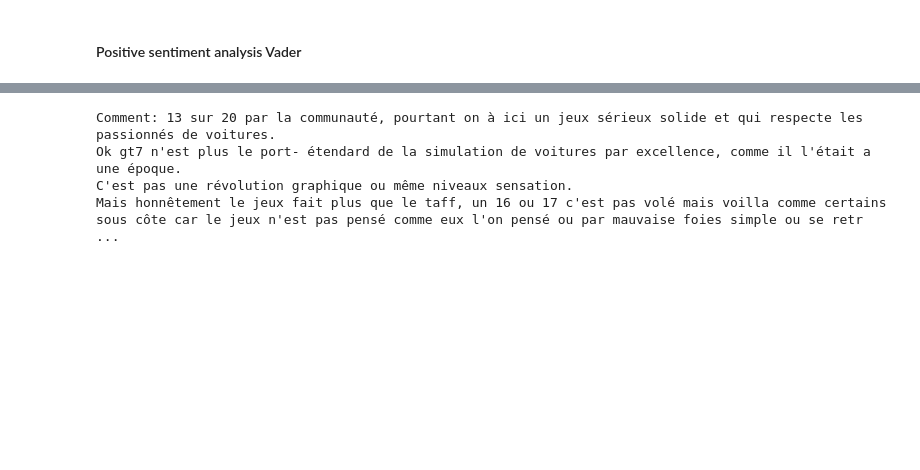
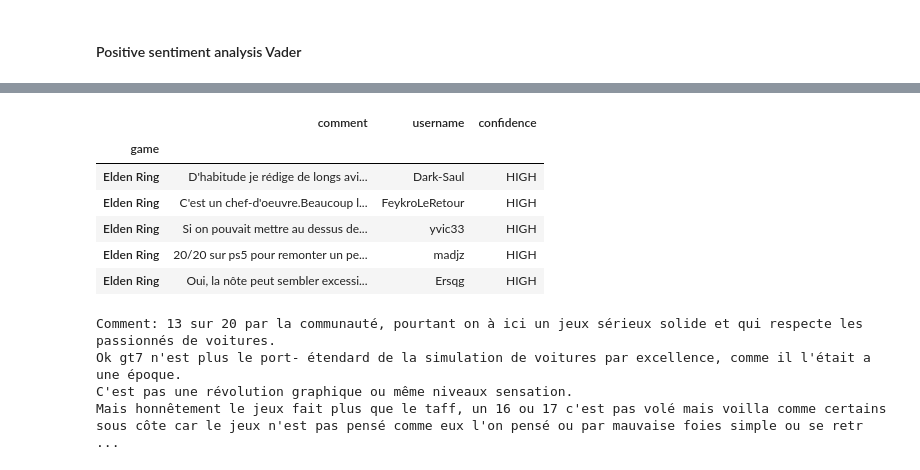
Before and after one commit to florianfrictus/projetWEM, a Jupyter notebook: Review_Bombing_Detection.ipynb, the cells around one changed output, grey strips where cells are left out. Saved outputs shown, nothing was run; the diff lists cells and outputs as text; code cells hidden in the pictures; blank space fills up the shorter version.

```diff
--- a/Review_Bombing_Detection.ipynb
+++ b/Review_Bombing_Detection.ipynb
@@ -103,0 +106,13 @@ review_bombing_pos.to_csv('pos.csv', encoding='utf-8-sig')
+# %%
+review_pos_high = review_bombing_pos[['game','comment','username']].set_index('game')
+review_pos_high['confidence'] = 'HIGH'
+# %%
+review_pos_high.head(5)
+# %% [output]
+|  | comment | username | confidence |
+| game |  |  |  |
+| Elden Ring | D'habitude je rédige de longs avi... | Dark-Saul | HIGH |
+| Elden Ring | C'est un chef-d'oeuvre.Beaucoup l... | FeykroLeRetour | HIGH |
+| Elden Ring | Si on pouvait mettre au dessus de... | yvic33 | HIGH |
+| Elden Ring | 20/20 sur ps5 pour remonter un pe... | madjz | HIGH |
+| Elden Ring | Oui, la nôte peut sembler excessi... | Ersqg | HIGH |
```
Also changed, not shown: parts of 8 cells of this notebook, 12 other files.
